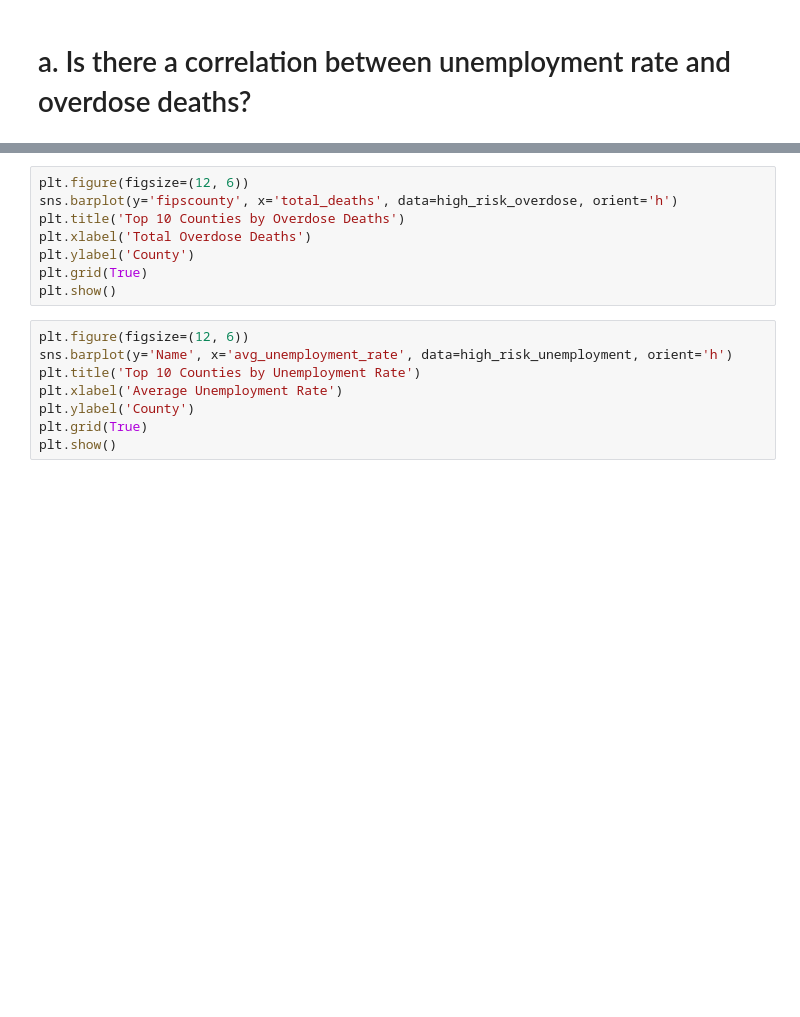
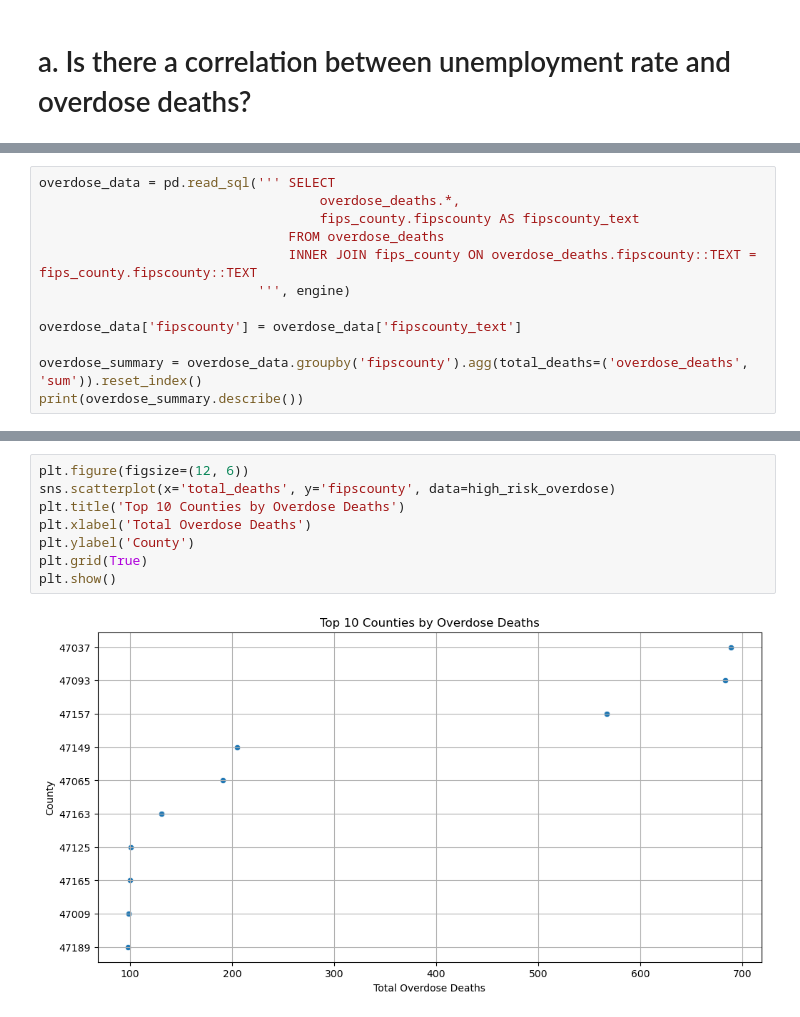
Before and after one commit to NSS-Full-Time-Data-Analytics-14/nss-full-time-data-analytics-14-classroom-2c9fa0-prescription_drugs_python-python_prescribers, a Jupyter notebook: notebooks/prescribers_ns.ipynb, the cells around one changed output, grey strips where cells are left out. Saved outputs shown, nothing was run; the diff lists cells and outputs as text; blank space fills up the shorter version.

```diff
--- a/notebooks/prescribers_ns.ipynb
+++ b/notebooks/prescribers_ns.ipynb
@@ -261,0 +233,12 @@ print(overdose_summary.describe())
+# %%
+overdose_data = pd.read_sql(''' SELECT
+                                    overdose_deaths.*,
+                                    fips_county.fipscounty AS fipscounty_text
+                                FROM overdose_deaths
+                                INNER JOIN fips_county ON overdose_deaths.fipscounty::TEXT = fips_county.fipscounty::TEXT
+                            ''', engine)
+
+overdose_data['fipscounty'] = overdose_data['fipscounty_text']
+
+overdose_summary = overdose_data.groupby('fipscounty').agg(total_deaths=('overdose_deaths', 'sum')).reset_index()
+print(overdose_summary.describe())
@@ -305,16 +331,10 @@ print(high_risk_unemployment[['Name', 'avg_unemployment_rate', 'rank']])
-# %%
-plt.figure(figsize=(12, 6))
-sns.barplot(y='fipscounty', x='total_deaths', data=high_risk_overdose, orient='h')
-plt.title('Top 10 Counties by Overdose Deaths')
-plt.xlabel('Total Overdose Deaths')
-plt.ylabel('County')
-plt.grid(True)
-plt.show()
-# %%
-plt.figure(figsize=(12, 6))
-sns.barplot(y='Name', x='avg_unemployment_rate', data=high_risk_unemployment, orient='h')
-plt.title('Top 10 Counties by Unemployment Rate')
-plt.xlabel('Average Unemployment Rate')
-plt.ylabel('County')
-plt.grid(True)
-plt.show()
+# %%
+plt.figure(figsize=(12, 6))
+sns.scatterplot(x='total_deaths', y='fipscounty', data=high_risk_overdose)
+plt.title('Top 10 Counties by Overdose Deaths')
+plt.xlabel('Total Overdose Deaths')
+plt.ylabel('County')
+plt.grid(True)
+plt.show()
+# %% [output]
+[figure, added]
```
Also changed, not shown: parts of 18 cells of this notebook.
